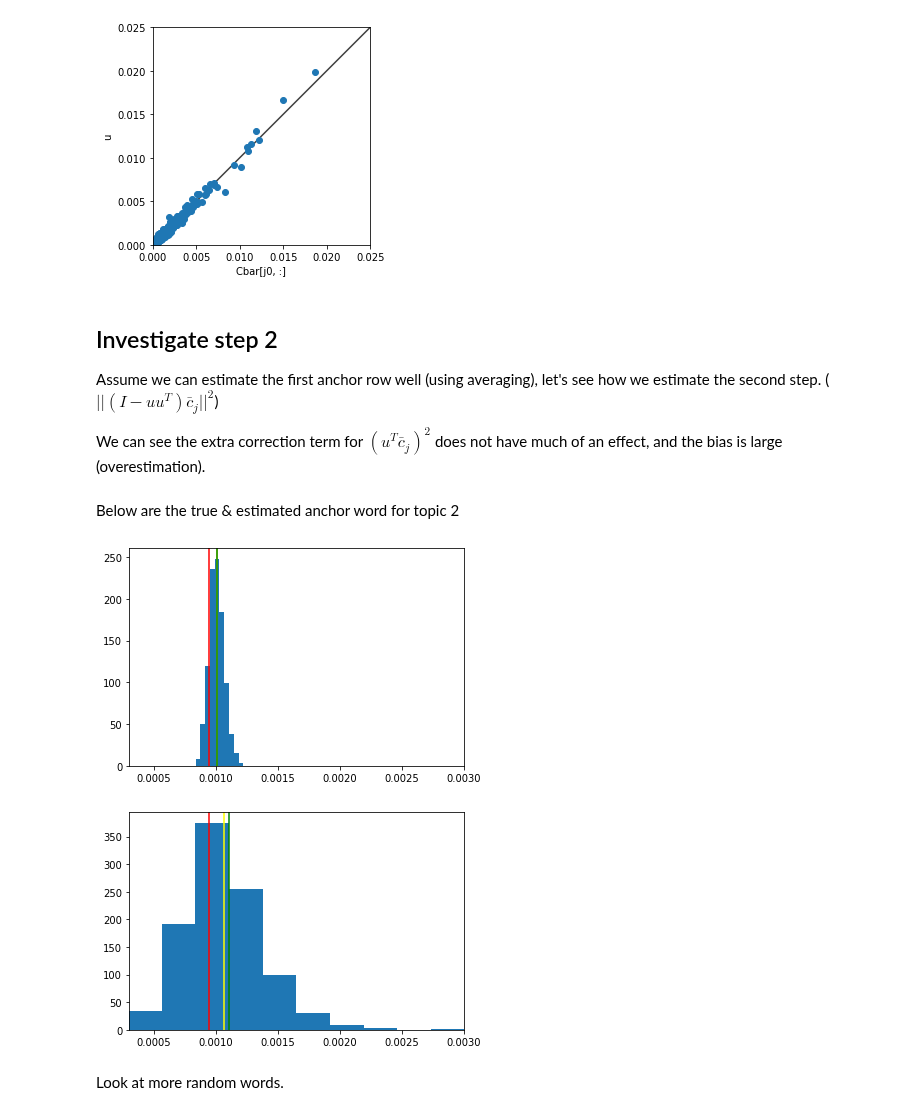
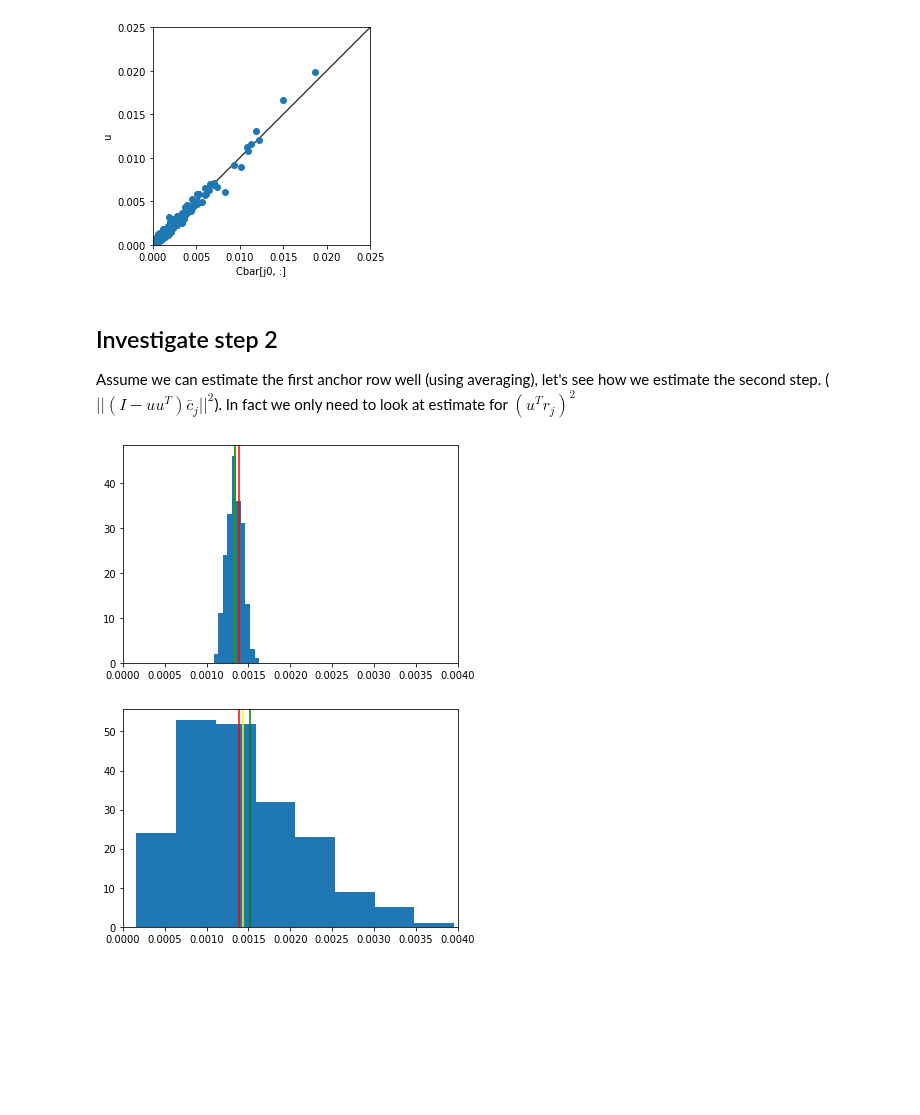
Before and after one commit to zihao12/pyJSMF-RAW, a Jupyter notebook: experiments/findK-correction-step1and2.ipynb, the cells around one changed output. Saved outputs shown, nothing was run; the diff lists cells and outputs as text; code cells hidden in the pictures; blank space fills up the shorter version.

```diff
--- a/experiments/findK-correction-step1and2.ipynb
+++ b/experiments/findK-correction-step1and2.ipynb
@@ -377,34 +411,37 @@ plt.show()
 # %% [markdown]
 ## Investigate step 2
 
-Assume we can estimate the first anchor row well (using averaging), let's see how we estimate the second step. ($||(I - uu^T) \bar{c}_j||^2$)
-
-We can see the extra correction term for $(u^T \bar{c}_j)^2$ does not have much of an effect, and the bias is large (overestimation).
+Assume we can estimate the first anchor row well (using averaging), let's see how we estimate the second step. ($||(I - uu^T) \bar{c}_j||^2$). In fact we only need to look at estimate for $(u^T r_j)^2$
-# %% [markdown]
-Below are the true & estimated anchor word for topic 2
 # %%
-outputfile="findK-exper-step2.pkl"
+outputfile="findK-exper-step2-2.pkl"
 with open(outputfile, "rb") as f:
     tmp = pickle.load(f)
 
-est = tmp['est']
-est_notcorrected = tmp['est_notcorrected']
-truth = tmp['truth']
+C = tmp["C"]
+weights = C.sum(axis = 1)
+est = tmp['est']/(weights**2)[:, None]
+est_notcorrected = tmp['est_notcorrected']/(weights**2)[:, None]
+truth = tmp['truth']/(weights**2)
+
+# Cbar_true = tmp['C'] / tmp['C'].sum(axis = 1)[:, None]
+# truth = ((tmp['u'][None, :] @ Cbar_true)**2)[0, :]
+
 S0 = tmp['S0']
 C = tmp['C']
+u = tmp['u']
+
 
 idx =   [S0[1], S2[1].astype(int)]
-weights = C.sum(axis = 1)
+
 for j in idx:
+    #print(u[j])
     plt.hist(est[j, :])
-    plt.xlim((0.0003, 0.003))
+    plt.xlim((0, 0.004))
     plt.axvline(x=truth[j], color = "red")
     plt.axvline(x=est[j,:].mean(), color = "yellow")
-    plt.axvline(x=est_notcorrected[j,:].mean() - const  / weights[j], color = "green")
+    plt.axvline(x=est_notcorrected[j,:].mean(), color = "green")
     plt.show()
 # %% [output]
-[figure, old version]
+[figure, new version]
-[figure, old version]
+[figure, new version]
-# %% [markdown]
-Look at more random words.
 # %%
```
Also changed, not shown: parts of 33 cells of this notebook.
